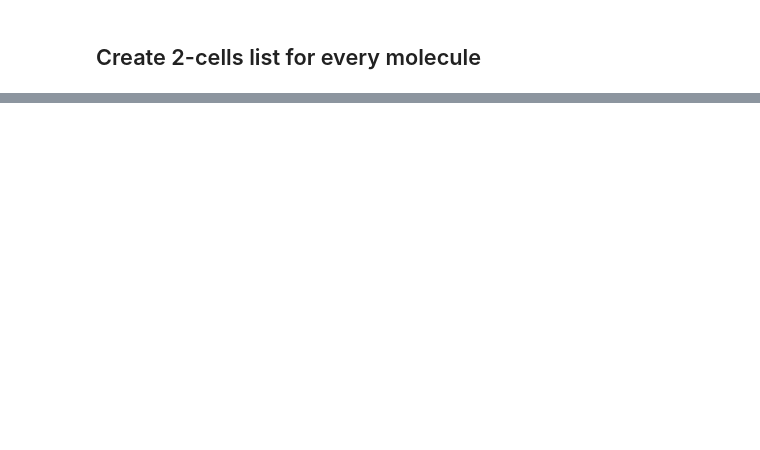
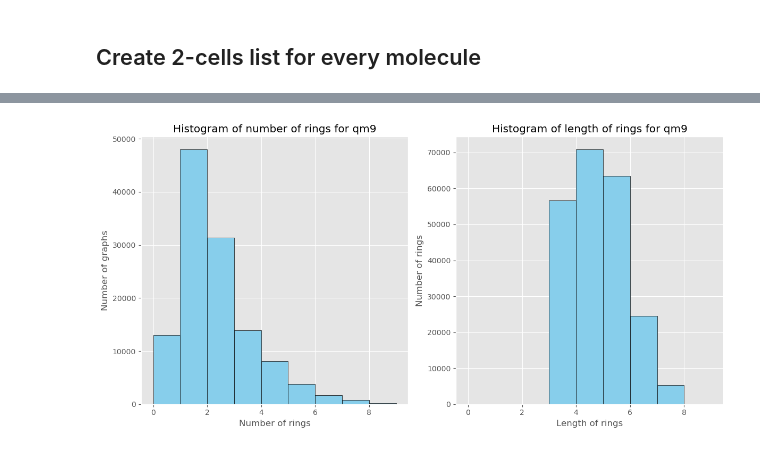
Before and after one commit to xwang38438/molecule-cell-gen, a Jupyter notebook: graph-tool.ipynb, the cells around one changed output, grey strips where cells are left out. Cells and saved outputs as stored; diff of their text form; code cells hidden in the pictures; blank space fills up the shorter version.

```diff
--- a/graph-tool.ipynb
+++ b/graph-tool.ipynb
@@ -112,0 +186,26 @@ with open('data/qm9_test_rings.pkl', 'wb') as f:
+# %%
+# plot histogram
+import matplotlib.pyplot as plt
+import numpy as np
+
+# Use a style for the plot
+plt.style.use('ggplot')
+
+fig, axs = plt.subplots(1, 2, figsize=(12, 6))
+
+# Plot the first histogram with a color and edge color
+axs[0].hist(qm9_rings_count, bins=np.arange(0, 10, 1), color='skyblue', edgecolor='black')
+axs[0].set_xlabel('Number of rings')
+axs[0].set_ylabel('Number of graphs')
+axs[0].set_title('Histogram of number of rings for qm9')
+
+# Plot the second histogram with a color and edge color
+axs[1].hist(qm9_rings_len, bins=np.arange(0, 10, 1), color='skyblue', edgecolor='black')
+axs[1].set_xlabel('Length of rings')
+axs[1].set_ylabel('Number of rings')
+axs[1].set_title('Histogram of length of rings for qm9')
+
+plt.tight_layout()
+plt.show()
+# %% [output]
+[figure, added]
```
Also changed, not shown: parts of 13 cells of this notebook, 24 other files.
